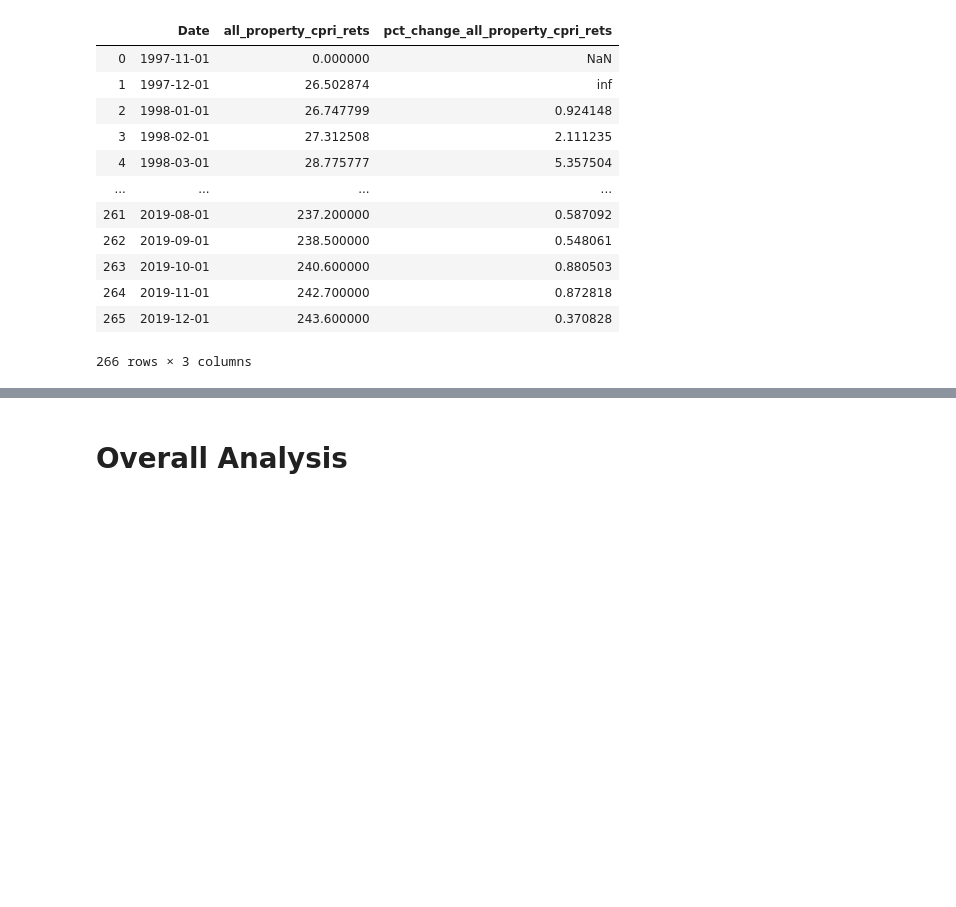
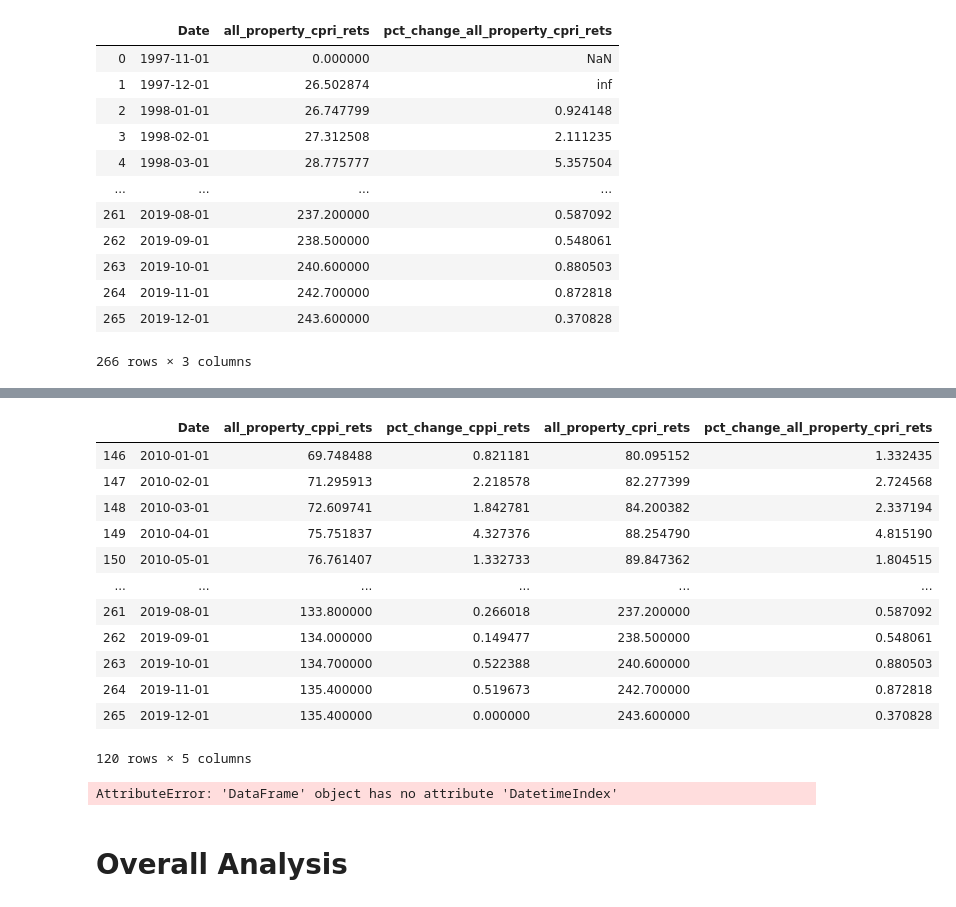
Before and after one commit to anitaguo49/Happiness-Prediction, a Jupyter notebook: Mod_4_RE_Int_AG.ipynb, the cells around one changed output, grey strips where cells are left out. Cells and saved outputs as stored; diff of their text form; code cells hidden in the pictures; blank space fills up the shorter version.

```diff
--- a/Mod_4_RE_Int_AG.ipynb
+++ b/Mod_4_RE_Int_AG.ipynb
@@ -679,3 +740,26 @@ cpri_rets
+# %%
+#only select anything after 2010-02-28
+mask = (merged_rets2['Date'] >= '2010-01-01') & (merged_rets2['Date'] <= '2020-2-10')
+merged4 = merged_rets2.loc[mask]
+merged4
+# %% [output]
+|  | Date | all_property_cppi_rets | pct_change_cppi_rets | all_property_cpri_rets | pct_change_all_property_cpri_rets |
+| 146 | 2010-01-01 | 69.748488 | 0.821181 | 80.095152 | 1.332435 |
+| 147 | 2010-02-01 | 71.295913 | 2.218578 | 82.277399 | 2.724568 |
+| 148 | 2010-03-01 | 72.609741 | 1.842781 | 84.200382 | 2.337194 |
+| 149 | 2010-04-01 | 75.751837 | 4.327376 | 88.254790 | 4.815190 |
+| 150 | 2010-05-01 | 76.761407 | 1.332733 | 89.847362 | 1.804515 |
+| ... | ... | ... | ... | ... | ... |
+| 261 | 2019-08-01 | 133.800000 | 0.266018 | 237.200000 | 0.587092 |
+| 262 | 2019-09-01 | 134.000000 | 0.149477 | 238.500000 | 0.548061 |
+| 263 | 2019-10-01 | 134.700000 | 0.522388 | 240.600000 | 0.880503 |
+| 264 | 2019-11-01 | 135.400000 | 0.519673 | 242.700000 | 0.872818 |
+| 265 | 2019-12-01 | 135.400000 | 0.000000 | 243.600000 | 0.370828 |
+120 rows × 5 columns
+# %%
+merged4.DatetimeIndex(merged4.date) + merged4.DateOffset(-1)
+# %% [output]
+AttributeError: 'DataFrame' object has no attribute 'DatetimeIndex'
 # %% [markdown]
 # Overall Analysis
 # %%
```
Also changed, not shown: parts of 10 cells of this notebook.
